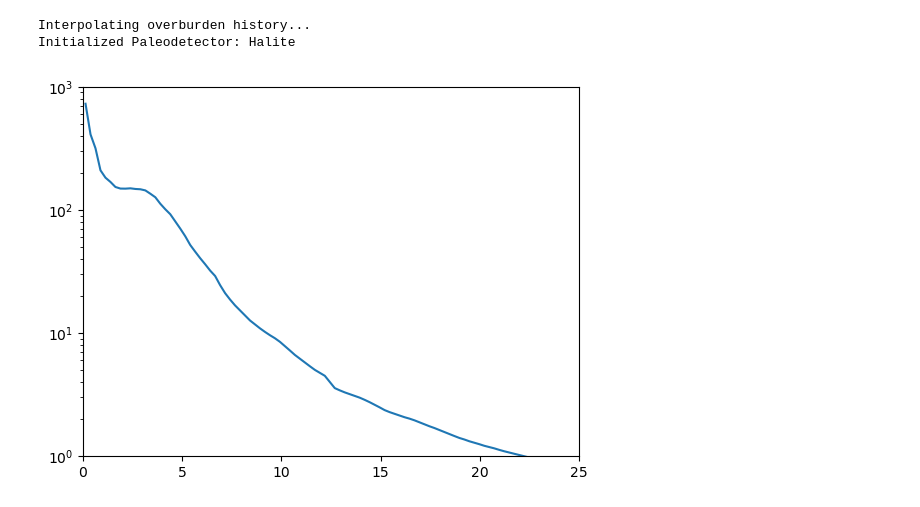
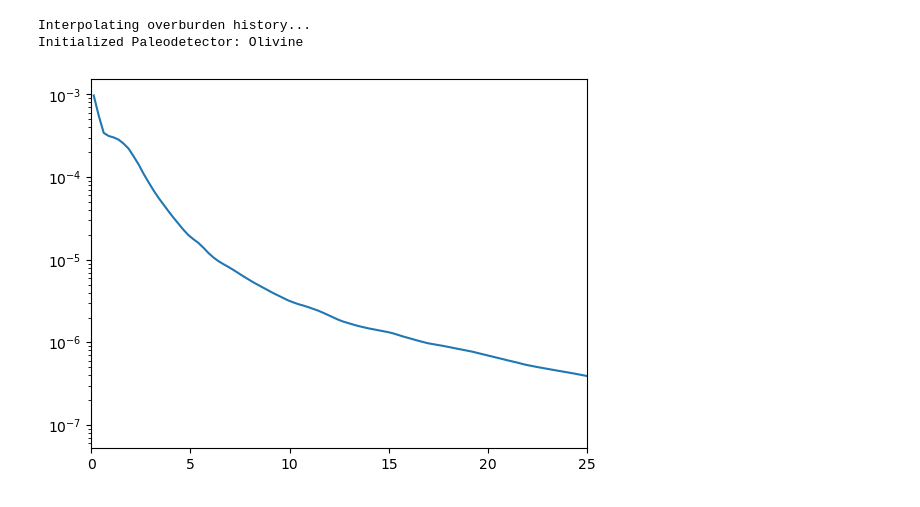
Before and after one commit to cgalelli/PrimusCode, a Jupyter notebook: Estimate_flight_contribution.ipynb, the cells around one changed output. Cells and saved outputs as stored; diff of their text form; code cells hidden in the pictures.

```diff
--- a/Estimate_flight_contribution.ipynb
+++ b/Estimate_flight_contribution.ipynb
@@ -7,7 +7,7 @@ from matplotlib import pyplot as plt
 from flux_history import FluxHistory
 from mineral_utils import Paleodetector
 # %%
-mineral_name =  "Halite"
+mineral_name =  "Olivine"
 
 overburden_history = {
     "initial_depth": 0.15
@@ -26,18 +26,17 @@ mineral_config = MINERAL_LIBRARY.get(mineral_name)
 mineral_flight = Paleodetector(mineral_config, total_age_kyr=time, flux_history=flux_history_flight, overburden_history=overburden_history)
 # %% [output]
 Interpolating overburden history...
-Initialized Paleodetector: Halite
+Initialized Paleodetector: Olivine
 # %%
 x_bins, tracks_flight = mineral_flight.integrate_all_particles()
 # %%
 x_mids = x_bins[:-1] + np.diff(x_bins) / 2
 
 plt.plot(x_mids/1000., tracks_flight["total"], label = "1hr flight")
 plt.xlim(0, 25.)
-plt.ylim(1e0, 1e3)
 plt.yscale('log')
 # %% [output]
-[figure, old version]
+[figure, new version]
 # %%
 tracks_flight["x_bins"] = x_bins
 
```
Also changed, not shown: 16 other files.
